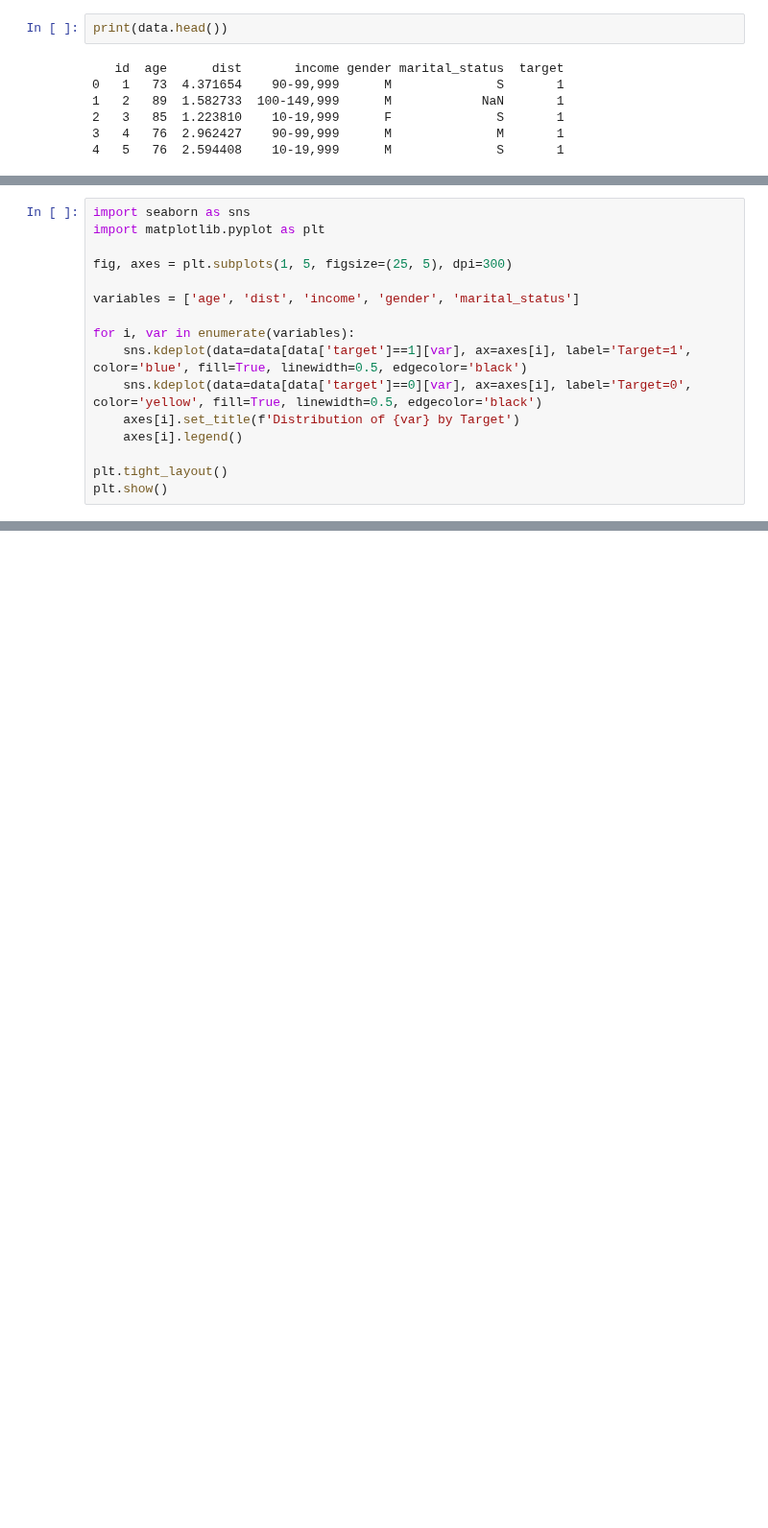
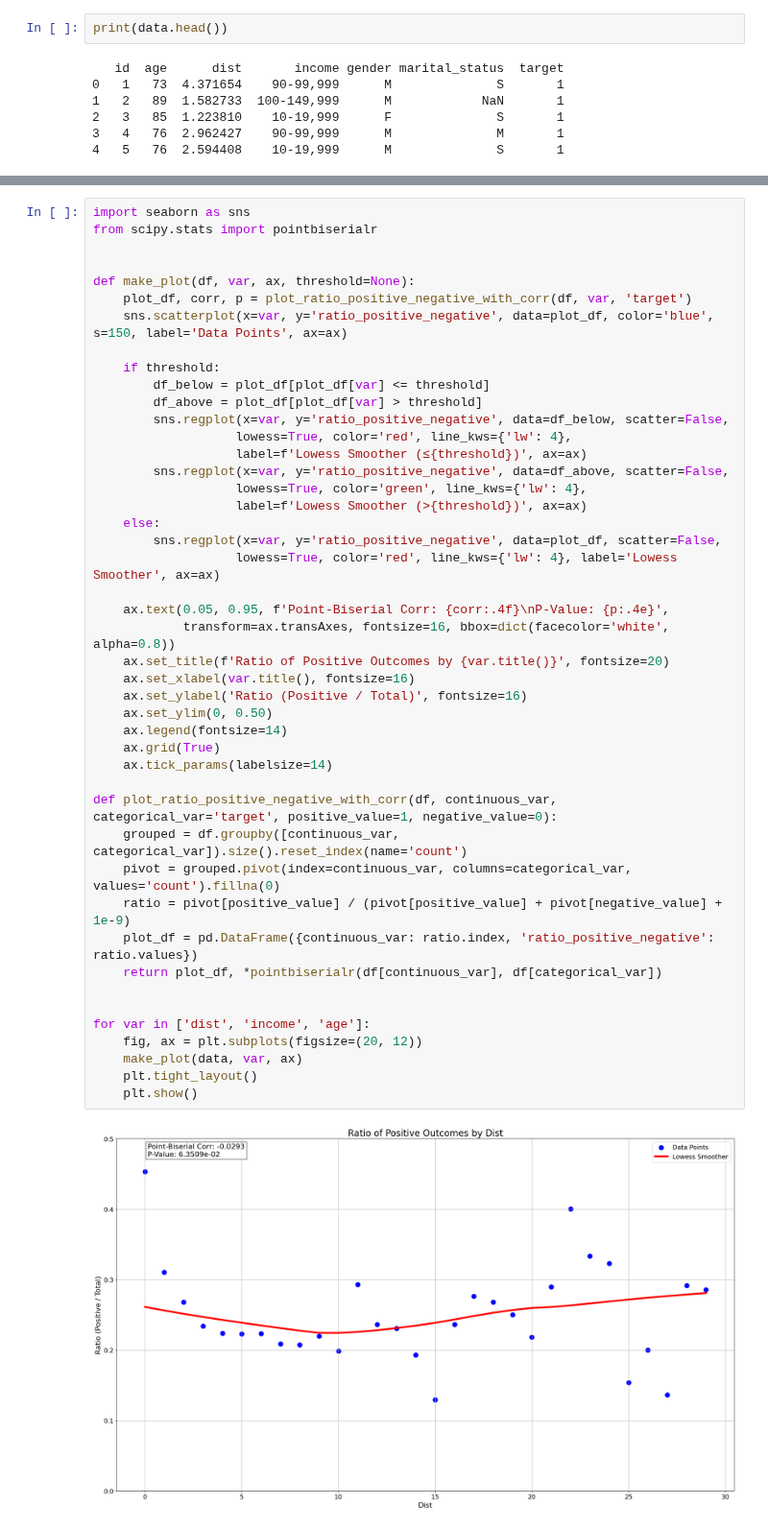
Before and after one commit to Jacob-J-Richards/DS_DA_Projects, a Jupyter notebook: 2-Marketing_Prediction/Main.ipynb, the cells around one changed output, grey strips where cells are left out. Shown at 96% size. Saved outputs shown, nothing was run; the diff lists cells and outputs as text; blank space fills up the shorter version.

```diff
--- a/2-Marketing_Prediction/Main.ipynb
+++ b/2-Marketing_Prediction/Main.ipynb
@@ -355,16 +27,0 @@ Top 10 observations by predicted probability:
-# %%
-import seaborn as sns
-import matplotlib.pyplot as plt
-
-fig, axes = plt.subplots(1, 5, figsize=(25, 5), dpi=300)
-
-variables = ['age', 'dist', 'income', 'gender', 'marital_status']
-
-for i, var in enumerate(variables):
-    sns.kdeplot(data=data[data['target']==1][var], ax=axes[i], label='Target=1', color='blue', fill=True, linewidth=0.5, edgecolor='black')
-    sns.kdeplot(data=data[data['target']==0][var], ax=axes[i], label='Target=0', color='yellow', fill=True, linewidth=0.5, edgecolor='black')
-    axes[i].set_title(f'Distribution of {var} by Target')
-    axes[i].legend()
-
-plt.tight_layout()
-plt.show()
@@ -432,0 +72,47 @@ It performs very poorly as random forest seeks granular patterns within the data
+# %%
+import seaborn as sns
+from scipy.stats import pointbiserialr
+
+
+def make_plot(df, var, ax, threshold=None):
+    plot_df, corr, p = plot_ratio_positive_negative_with_corr(df, var, 'target')
+    sns.scatterplot(x=var, y='ratio_positive_negative', data=plot_df, color='blue', s=150, label='Data Points', ax=ax)
+
+    if threshold:
+        df_below = plot_df[plot_df[var] <= threshold]
+        df_above = plot_df[plot_df[var] > threshold]
+        sns.regplot(x=var, y='ratio_positive_negative', data=df_below, scatter=False,
+                   lowess=True, color='red', line_kws={'lw': 4},
+                   label=f'Lowess Smoother (≤{threshold})', ax=ax)
+        sns.regplot(x=var, y='ratio_positive_negative', data=df_above, scatter=False,
+                   lowess=True, color='green', line_kws={'lw': 4},
+                   label=f'Lowess Smoother (>{threshold})', ax=ax)
+    else:
+        sns.regplot(x=var, y='ratio_positive_negative', data=plot_df, scatter=False,
+                   lowess=True, color='red', line_kws={'lw': 4}, label='Lowess Smoother', ax=ax)
+
+    ax.text(0.05, 0.95, f'Point-Biserial Corr: {corr:.4f}\nP-Value: {p:.4e}',
+            transform=ax.transAxes, fontsize=16, bbox=dict(facecolor='white', alpha=0.8))
+    ax.set_title(f'Ratio of Positive Outcomes by {var.title()}', fontsize=20)
+    ax.set_xlabel(var.title(), fontsize=16)
+    ax.set_ylabel('Ratio (Positive / Total)', fontsize=16)
+    ax.set_ylim(0, 0.50)
+    ax.legend(fontsize=14)
+    ax.grid(True)
+    ax.tick_params(labelsize=14)
+
+def plot_ratio_positive_negative_with_corr(df, continuous_var, categorical_var='target', positive_value=1, negative_value=0):
+    grouped = df.groupby([continuous_var, categorical_var]).size().reset_index(name='count')
+    pivot = grouped.pivot(index=continuous_var, columns=categorical_var, values='count').fillna(0)
+    ratio = pivot[positive_value] / (pivot[positive_value] + pivot[negative_value] + 1e-9)
+    plot_df = pd.DataFrame({continuous_var: ratio.index, 'ratio_positive_negative': ratio.values})
+    return plot_df, *pointbiserialr(df[continuous_var], df[categorical_var])
+
+
+for var in ['dist', 'income', 'age']:
+    fig, ax = plt.subplots(figsize=(20, 12))
+    make_plot(data, var, ax)
+    plt.tight_layout()
+    plt.show()
+# %% [output]
+[figure, added]
```
Also changed, not shown: parts of 49 cells of this notebook.
